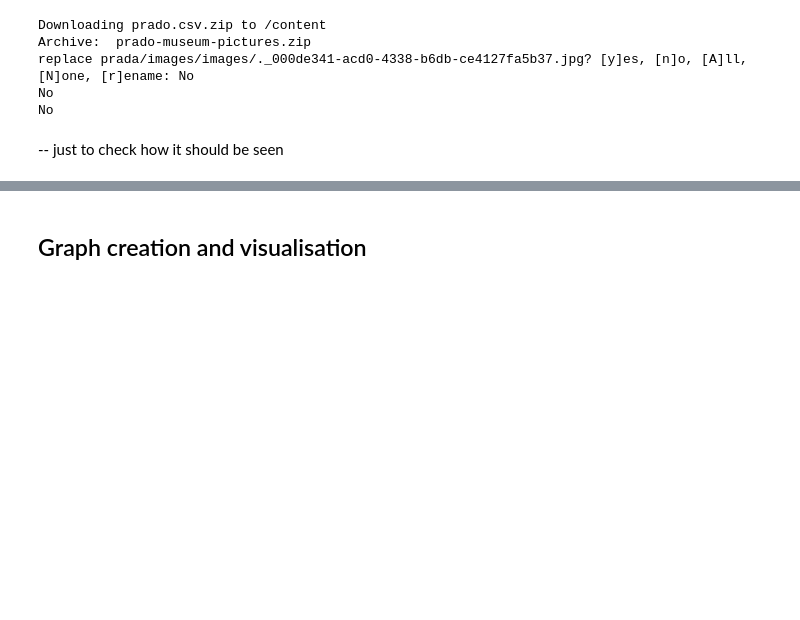
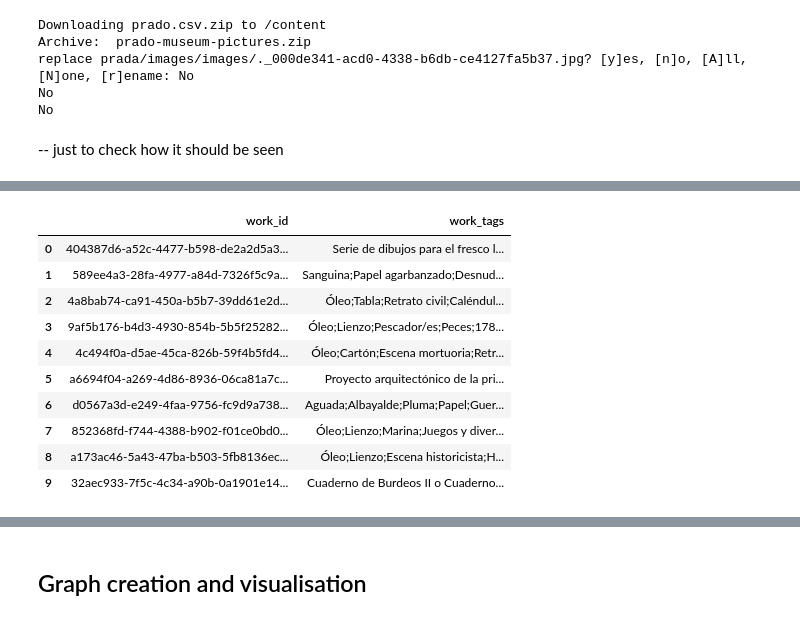
Before and after one commit to dariashcherbakovaaa/Algorithms-for-massive-data, a Jupyter notebook: Algorithms_for_massive_data.ipynb, the cells around one changed output, grey strips where cells are left out. Cells and saved outputs as stored; diff of their text form; code cells hidden in the pictures; blank space fills up the shorter version.

```diff
--- a/Algorithms_for_massive_data.ipynb
+++ b/Algorithms_for_massive_data.ipynb
@@ -153,4 +90,8 @@ pr = prada_museum.select('work_image_url').rdd.map(lambda row: row['work_image_u
 # %%
+df["work_id"] = df['work_image_url'].apply(lambda x: x.split('/')[-1])
+
 for _, row in df.iterrows():
     image_id = row["work_id"]
     image_path = os.path.join("images", image_id)
+
+df
@@ -156,0 +128,15 @@ for _, row in df.iterrows():
+# %%
+prada = df[['work_id', 'work_tags']]
+prada.head(10)
+# %% [output]
+|  | work_id | work_tags |
+| 0 | 404387d6-a52c-4477-b598-de2a2d5a3... | Serie de dibujos para el fresco l... |
+| 1 | 589ee4a3-28fa-4977-a84d-7326f5c9a... | Sanguina;Papel agarbanzado;Desnud... |
+| 2 | 4a8bab74-ca91-450a-b5b7-39dd61e2d... | Óleo;Tabla;Retrato civil;Caléndul... |
+| 3 | 9af5b176-b4d3-4930-854b-5b5f25282... | Óleo;Lienzo;Pescador/es;Peces;178... |
+| 4 | 4c494f0a-d5ae-45ca-826b-59f4b5fd4... | Óleo;Cartón;Escena mortuoria;Retr... |
+| 5 | a6694f04-a269-4d86-8936-06ca81a7c... | Proyecto arquitectónico de la pri... |
+| 6 | d0567a3d-e249-4faa-9756-fc9d9a738... | Aguada;Albayalde;Pluma;Papel;Guer... |
+| 7 | 852368fd-f744-4388-b902-f01ce0bd0... | Óleo;Lienzo;Marina;Juegos y diver... |
+| 8 | a173ac46-5a43-47ba-b503-5fb8136ec... | Óleo;Lienzo;Escena historicista;H... |
+| 9 | 32aec933-7f5c-4c34-a90b-0a1901e14... | Cuaderno de Burdeos II o Cuaderno... |
```
Also changed, not shown: parts of 19 cells of this notebook.
